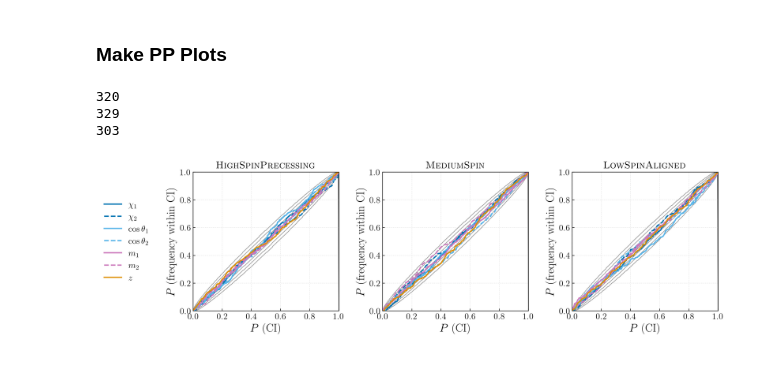
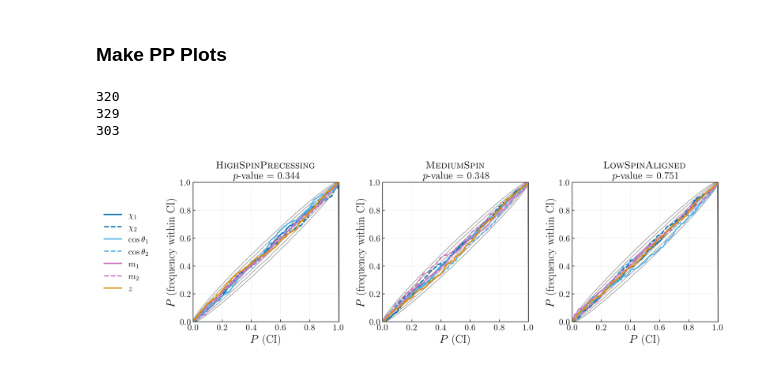
Before and after one commit to simonajmiller/measuring-bbh-component-spin, a Jupyter notebook: Figures/make_figure_09.ipynb, the cells around one changed output. Saved outputs shown, nothing was run; the diff lists cells and outputs as text; code cells hidden in the pictures.

```diff
--- a/Figures/make_figure_09.ipynb
+++ b/Figures/make_figure_09.ipynb
@@ -79,6 +80,8 @@ lbls = [r'$\chi_1$', r'$\chi_2$', r'$\cos\theta_1$', r'$\cos\theta_2$', r'$m_1$'
 pop_lbls = labels = [r'$\mathrm{\textsc{HighSpinPrecessing}}$', r'$\mathrm{\textsc{MediumSpin}}$', r'$\mathrm{\textsc{LowSpinAligned}}$']
 
 for ax, pop, pop_lbl in zip(axes, pop_names, pop_lbls):
+
+    p_values = []
 
     for c, param, lbl in zip(colors, param_list, lbls):
 
@@ -86,32 +89,39 @@ for ax, pop, pop_lbl in zip(axes, pop_names, pop_lbls):
         ys = np.sort(PP_dict[pop][param]['y'])
 
         ls='--' if '2' in param else '-'
 
         # plot trace for this parameter
         ax.plot(xs, ys, label=lbl, lw=2, ls=ls, color=c, zorder=2, alpha=1)
 
+        # Calculate p-value with Kolmogorov-Smirnov test
+        _, p_value = kstest(ys, 'uniform')
+        p_values.append(p_value)
+
     # add standard error bars for comparison
     N = len(xs)
     print(N)
     plot_pp_error_bars(ax, N, number_x_values=N+1)
+
+    # p values of the p-values
+    _, p_value_all = kstest(p_values, 'uniform')
 
     # format axes
     ax.plot([0,1], [0,1], color='k', alpha=0.4, zorder=1)
     ax.set_xlim(0,1)
     ax.set_ylim(0,1)
     ax.set_xlabel('$P$ (CI)')
     ax.set_ylabel('$P$ (frequency within CI)')
-    ax.set_title(pop_lbl, fontsize=16)
+    ax.set_title(pop_lbl+'\n'+r'$p$-value $=$ '+str(np.round(p_value_all, 3)), fontsize=16)
     ax.grid(ls=':', color='silver', alpha=0.5)
 
 axes[0].legend(bbox_to_anchor=(-0.25, 0.5), loc="center right")
 
 plt.subplots_adjust(wspace=0.3)
 
 plt.savefig('figure_09.pdf',bbox_inches='tight')
 plt.show()
 # %% [output]
 320
 329
 303
-[figure, old version]
+[figure, new version]
```
Also changed, not shown: parts of 1 cell of this notebook, 3 other files.
